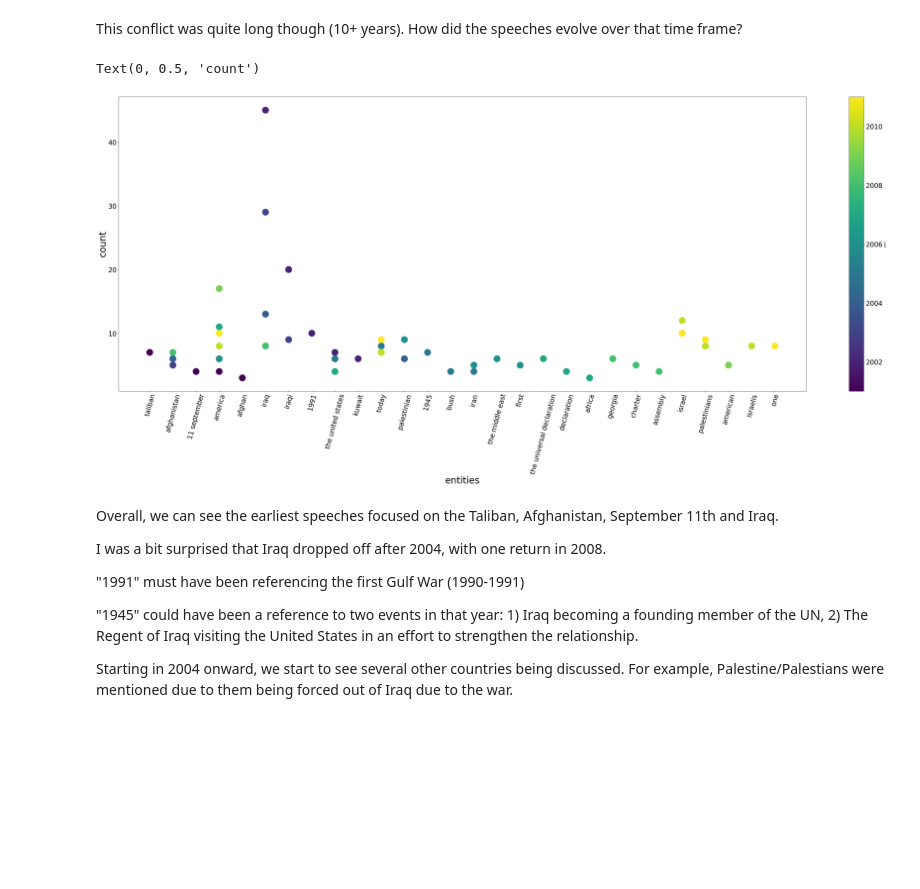
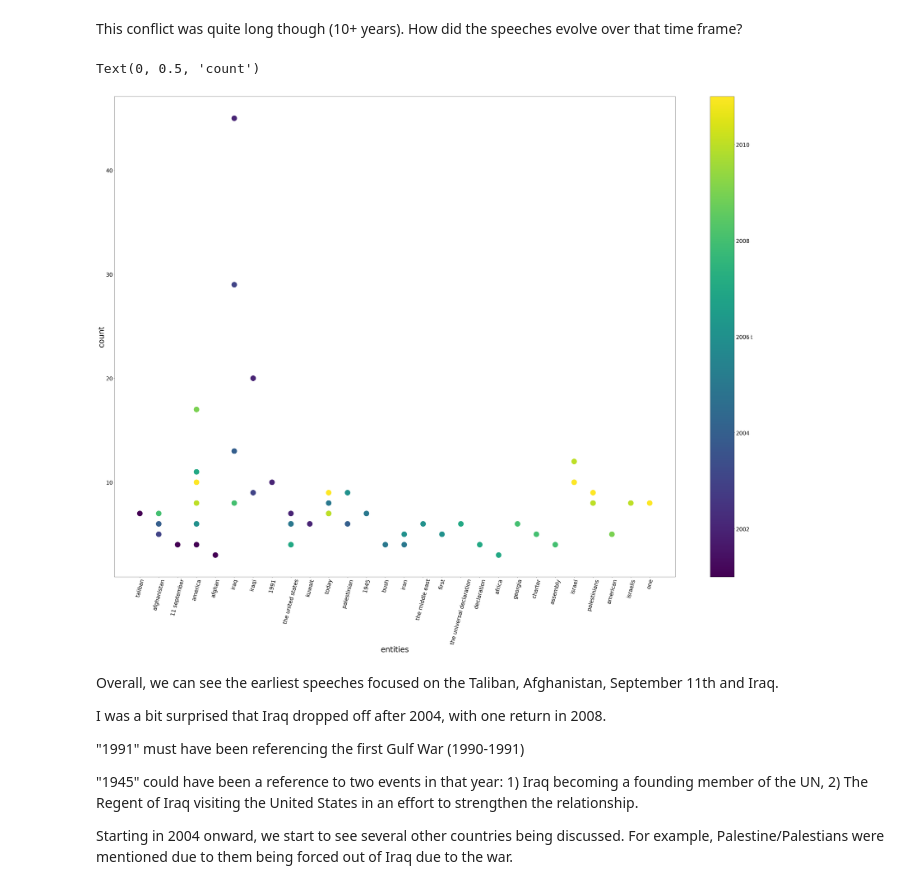
Before and after one commit to ccdatapdx/Data-Analysis, a Jupyter notebook: un-speeches-analysis.ipynb, the cells around one changed output. Saved outputs shown, nothing was run; the diff lists cells and outputs as text; code cells hidden in the pictures; blank space fills up the shorter version.

```diff
--- a/un-speeches-analysis.ipynb
+++ b/un-speeches-analysis.ipynb
@@ -145,32 +145,32 @@ This conflict was quite long though (10+ years). How did the speeches evolve ove
 # %%
 iraq_911_us_evo =  (iraq_911_us
                     .groupby('year')['entities']
                     .value_counts()
                     .reset_index()
                     .groupby('year')
                     .head(5)
                   )
 
 fig = iraq_911_us_evo.plot(kind='scatter',
                      x='entities',
                      y='count',
                      colorbar=True,
                      colormap='viridis',
                      c='year',
                      s=600,
                      fontsize=25,
                      rot=75,
-                     figsize=(58,20)
+                     figsize=(58,40)
                     )
 
 colorbar = fig.figure.axes[1]
 colorbar.tick_params(labelsize=25)
 
 plt.xlabel('entities',fontsize=35)
 plt.ylabel('count',fontsize=35)
 # %% [output]
 Text(0, 0.5, 'count')
-[figure, old version]
+[figure, new version]
 # %% [markdown]
 Overall, we can see the earliest speeches focused on the Taliban, Afghanistan, September 11th and Iraq.
 
```
Also changed, not shown: parts of 1 cell of this notebook.
